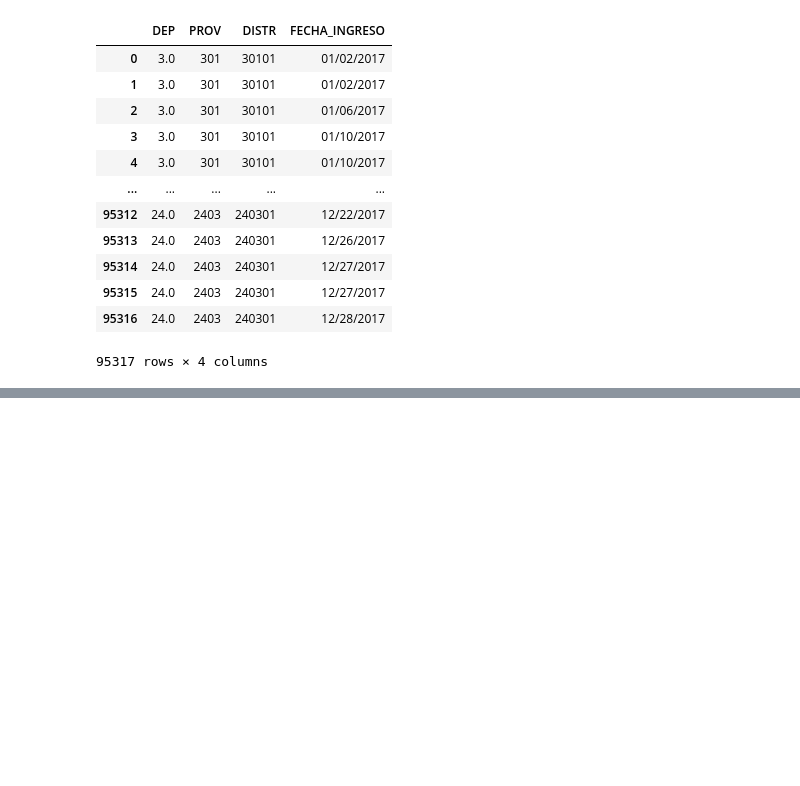
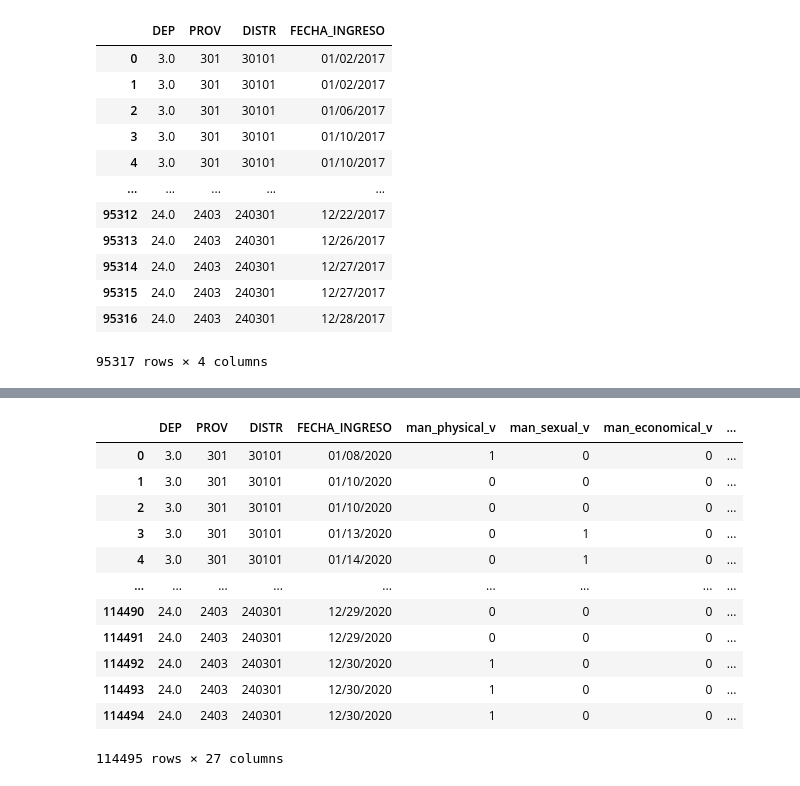
Before and after one commit to hpunk/thesis_preprocessing, a Jupyter notebook: APP_impact_module/preprocessing_impact_cem_data.ipynb, the cells around one changed output, grey strips where cells are left out. Cells and saved outputs as stored; diff of their text form; code cells hidden in the pictures; blank space fills up the shorter version.

```diff
--- a/APP_impact_module/preprocessing_impact_cem_data.ipynb
+++ b/APP_impact_module/preprocessing_impact_cem_data.ipynb
@@ -951,0 +539,16 @@ days_ubigeo_base_2020 = add_week(days_ubigeo_base_2020,WEEK_DAY_MAPPING)
+# %%
+days_ubigeo_base_2020
+# %% [output]
+|  | DEP | PROV | DISTR | FECHA_INGRESO | man_physical_v | man_sexual_v | man_economical_v | ... |
+| 0 | 3.0 | 301 | 30101 | 01/08/2020 | 1 | 0 | 0 | ... |
+| 1 | 3.0 | 301 | 30101 | 01/10/2020 | 0 | 0 | 0 | ... |
+| 2 | 3.0 | 301 | 30101 | 01/10/2020 | 0 | 0 | 0 | ... |
+| 3 | 3.0 | 301 | 30101 | 01/13/2020 | 0 | 1 | 0 | ... |
+| 4 | 3.0 | 301 | 30101 | 01/14/2020 | 0 | 1 | 0 | ... |
+| ... | ... | ... | ... | ... | ... | ... | ... | ... |
+| 114490 | 24.0 | 2403 | 240301 | 12/29/2020 | 0 | 0 | 0 | ... |
+| 114491 | 24.0 | 2403 | 240301 | 12/29/2020 | 0 | 0 | 0 | ... |
+| 114492 | 24.0 | 2403 | 240301 | 12/30/2020 | 1 | 0 | 0 | ... |
+| 114493 | 24.0 | 2403 | 240301 | 12/30/2020 | 1 | 0 | 0 | ... |
+| 114494 | 24.0 | 2403 | 240301 | 12/30/2020 | 1 | 0 | 0 | ... |
+114495 rows × 27 columns
```
Also changed, not shown: parts of 17 cells of this notebook.
